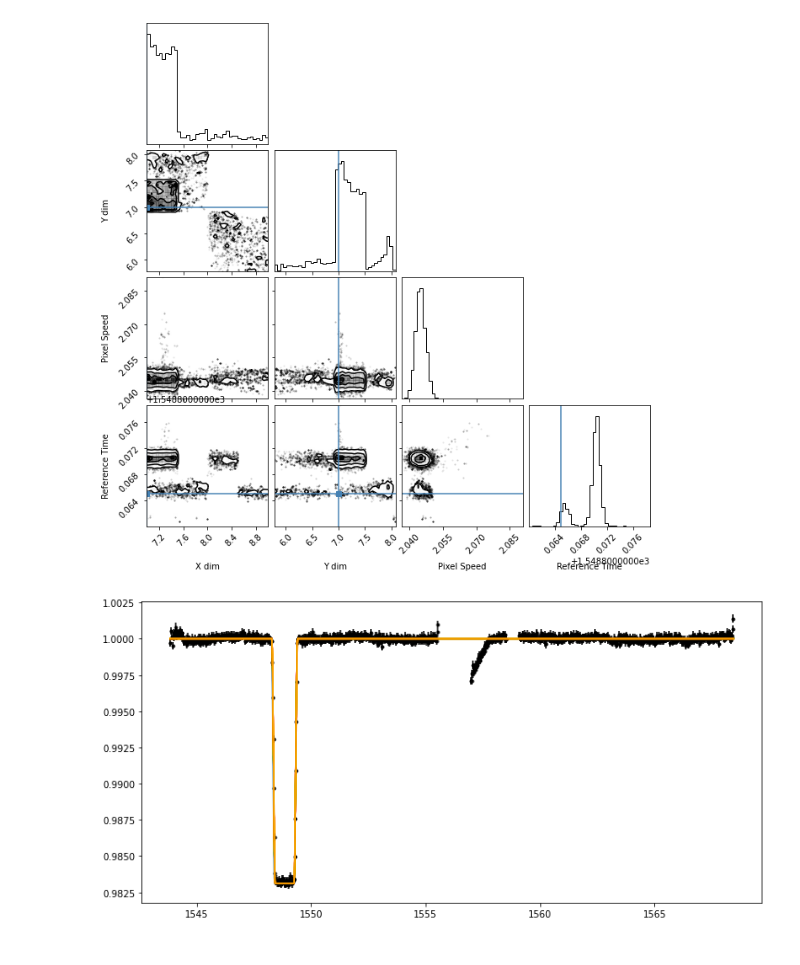
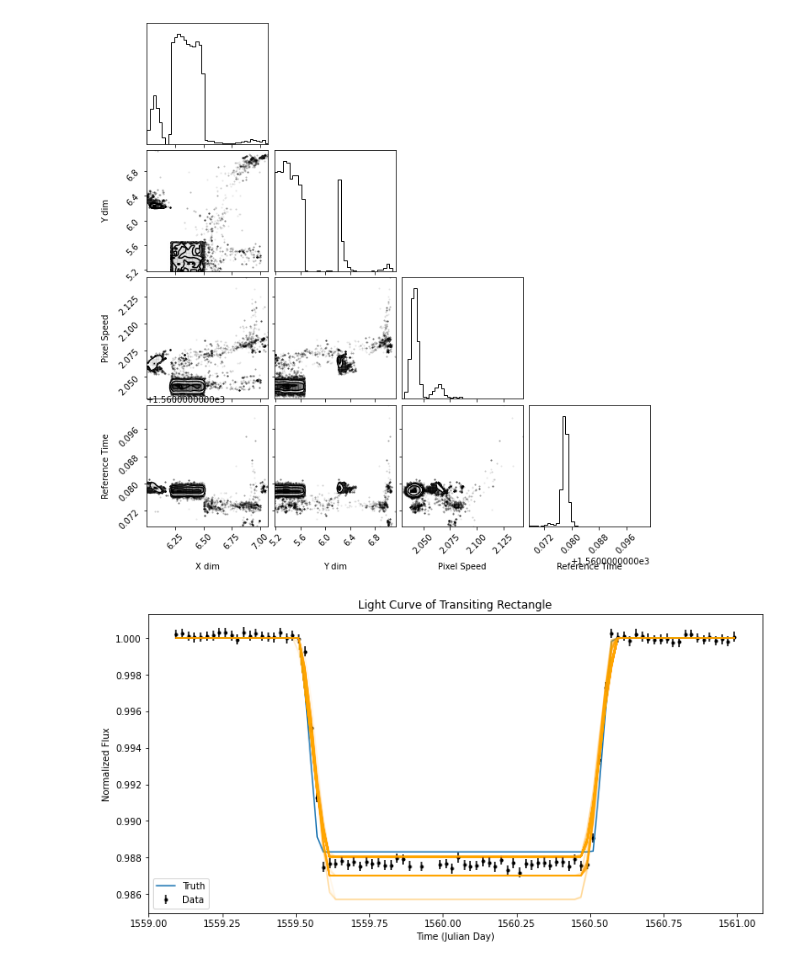
Before and after one commit to joshua-bromley/tessSignalInjection, a Jupyter notebook: mcmc/emceeSampler.ipynb, the cells around one changed output. Drawn from its saved outputs; the diff is of its cells as text; code cells hidden in the pictures.

```diff
--- a/mcmc/emceeSampler.ipynb
+++ b/mcmc/emceeSampler.ipynb
@@ -123,6 +208,13 @@ def logPrior(theta, times):
     return lnPrior
 # %%
 def logProbability(theta, times, flux, fluxErr):
+    """
+    Combines the log likelihood and log prior to get log probability
+
+    Args:
+        theta (list) - parameters of the model
+        times (list)
+    """
     lp = logPrior(theta, times)
     if not np.isfinite(lp):
         return -np.inf
@@ -131,9 +225,9 @@ def logProbability(theta, times, flux, fluxErr):
 # %%
-times, flux, fluxErr = getData("tesslc_16203100000000")
+times, flux, fluxErr = getData("tesslc_1421803244000000")
 tRef = times[np.where(flux == np.min(flux))]
 pos = [7,7,2,tRef[0]] * np.ones([16,4]) + np.random.random([16,4]) - 0.5
 nwalkers, ndim = pos.shape
 
 with Pool() as pool:
     sampler = emcee.EnsembleSampler(nwalkers, ndim, logProbability, args = (times, flux, fluxErr))
-    sampler.run_mcmc(pos,2000, progress = True)
+    sampler.run_mcmc(pos,4000, progress = True)
@@ -160,5 +258,6 @@ tau: [199.1568171  165.1966496   23.17874152  19.54239333]
 # %%
+##Make corner plots of the four parameters
 flatSamples = sampler.get_chain(discard = 50, flat = True)
-fig = corner.corner(flatSamples, bins = 40, labels = labels,truths = [7,7,2,1548.865])
+fig = corner.corner(flatSamples, bins = 40, labels = labels)
 # %% [output]
-[figure, old version]
+[figure, new version]
@@ -165,18 +289,27 @@ fig = corner.corner(flatSamples, bins = 40, labels = labels,truths = [7,7,2,1548
 # %%
-truthLC = model(7,7,2,1548.86,times)
-ints = np.random.randint(len(flatSamples), size =100)
+truthLC = model(4,4.5,11,2,1560.01,times)
+newTimes, truthLC = cutLightCurve(times, truthLC, 1559,1561)##Get truth values
 fig,ax = plt.subplots(figsize = (12,6))
-ax.plot(times,truthLC)
+ax.plot(newTimes,truthLC, label = "Truth")##Plot the truth values
+
+
+ints = np.random.randint(len(flatSamples), size =400)##Randomly choose 400 out ouf all of the samples taken
+
 
 for num in ints:
     sample = flatSamples[num]
-    modelLC = model(sample[0],sample[1],sample[2],sample[3],times)
-    ax.plot(times, modelLC, color = "orange", alpha = 0.1)
+    modelLC = model(12,sample[0],sample[1],sample[2],sample[3],times)
+    newTimes,modelLC = cutLightCurve(times, modelLC, 1559, 1561)
+    ax.plot(newTimes, modelLC, color = "orange", alpha = 0.1)##For each of the chosen samples, plot in light orange
 
-
-ax.errorbar(times,flux,yerr = fluxErr, fmt = ".k", zorder = -1)
-
-
+newTimes, newFlux = cutLightCurve(times, flux, 1559, 1561)
+newTimes, newFluxErr = cutLightCurve(times, fluxErr, 1559, 1561)
+ax.errorbar(newTimes,newFlux,yerr = newFluxErr, fmt = ".k", zorder = -1, label = "Data")##Plot the data
+ax.set_title("Light Curve of Transiting Rectangle")
+ax.set_ylabel("Normalized Flux")
+ax.set_xlabel("Time (Julian Day)")
+ax.legend()
+fig.savefig("Output/1421803244lc.png")
 plt.show()
 # %% [output]
-[figure, old version]
+[figure, new version]
```
Also changed, not shown: parts of 15 cells of this notebook.
